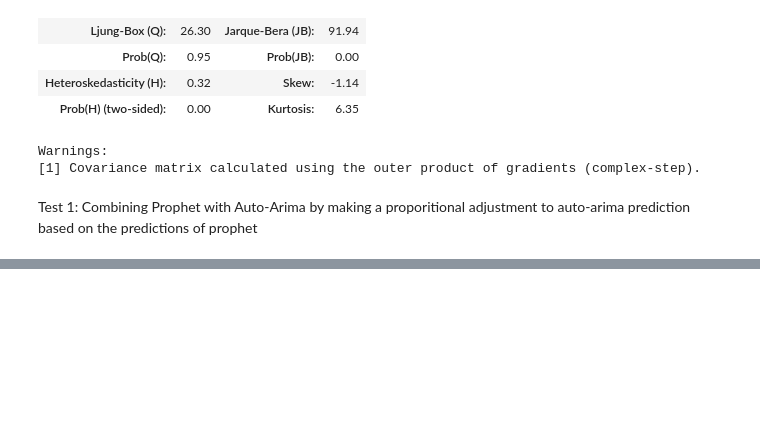
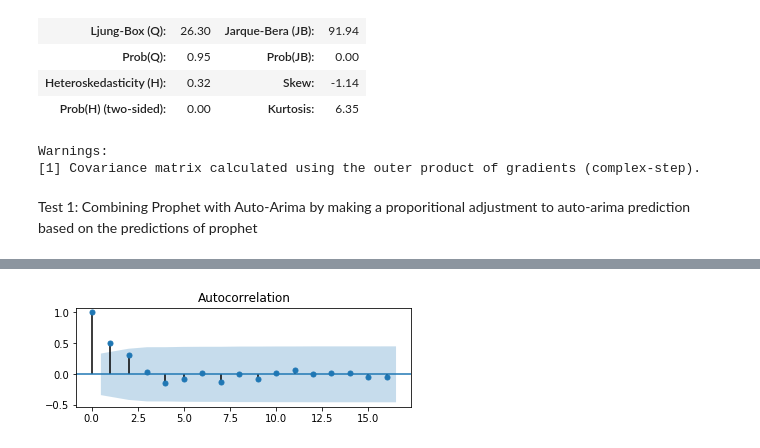
Before and after one commit to amirgamil/Meningitis-Analysis, a Jupyter notebook: Code/Autoregressive Models.ipynb, the cells around one changed output, grey strips where cells are left out. Drawn from its saved outputs; the diff is of its cells as text; code cells hidden in the pictures; blank space fills up the shorter version.

```diff
--- a/Code/Autoregressive Models.ipynb
+++ b/Code/Autoregressive Models.ipynb
@@ -847,0 +758,8 @@ KeyboardInterrupt:
+# %%
+#checking the distribution of the residuals
+plt.figure()
+plt.subplot(211)
+plot_acf(residuals, ax=plt.gca())
+plt.show()
+# %% [output]
+[figure, added]
```
Also changed, not shown: parts of 8 cells of this notebook, 4 other files.
